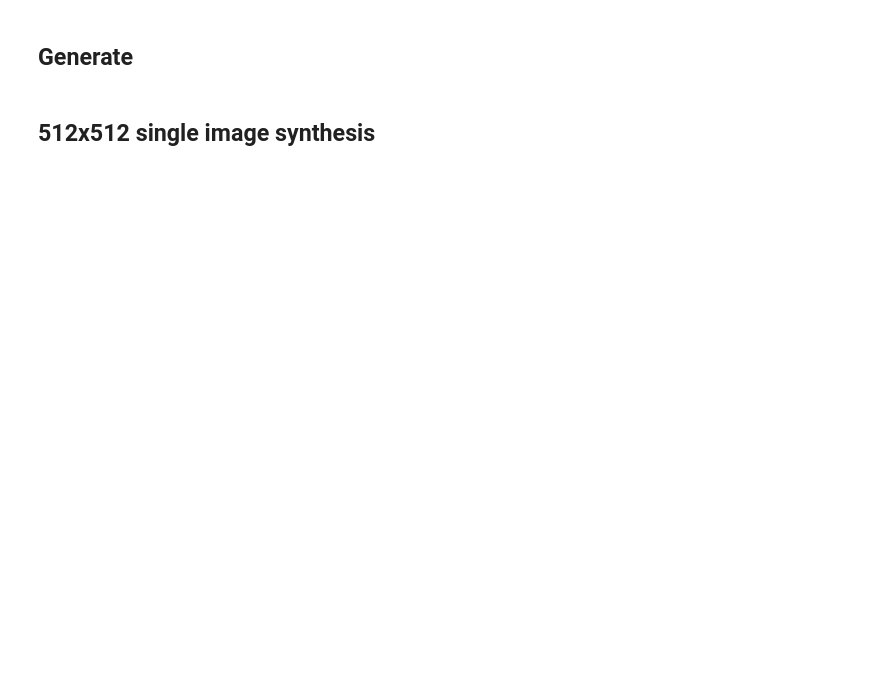
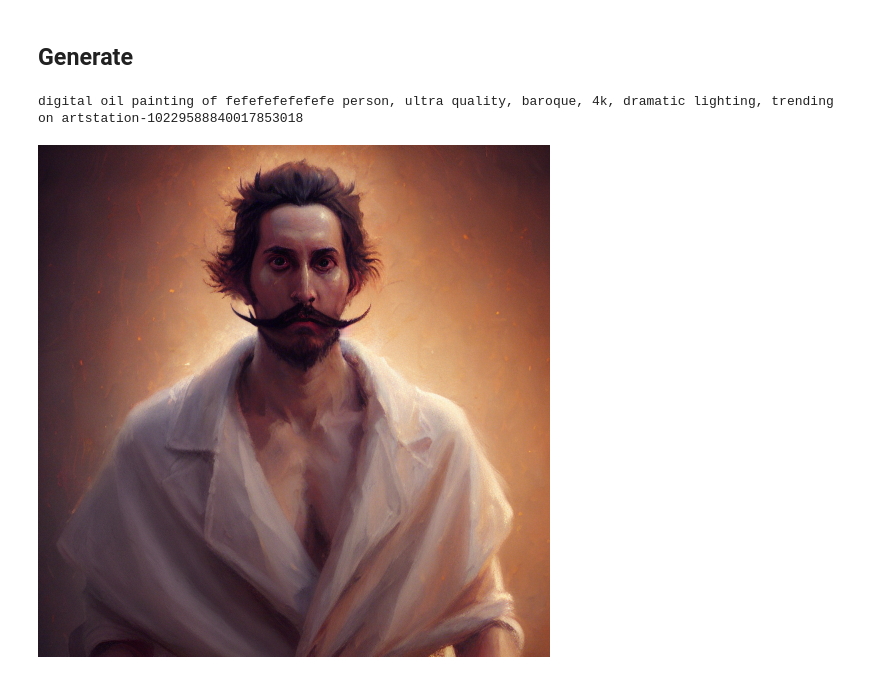
Before and after one commit to rmyj/dreambooth, a Jupyter notebook: dreambooth.ipynb, the cells around one changed output. Cells and saved outputs as stored; diff of their text form; code cells hidden in the pictures; blank space fills up the shorter version.

```diff
--- a/dreambooth.ipynb
+++ b/dreambooth.ipynb
@@ -135,19 +113,29 @@ pipe.safety_checker = lambda images, clip_input: (images, False)
+# %%
+#@title Load model
+# set variables for inference
+model_dir = "/content/content/dreambooth/models/output" #@param {type:"string"}
+pipe = StableDiffusionPipeline.from_pretrained(model_dir, torch_dtype=torch.float16).to("cuda")
+
+# to disable the safety checker
+pipe.safety_checker = lambda images, clip_input: (images, False)
 # %% [markdown]
 ## Generate
-# %% [markdown]
-## 512x512 single image synthesis
 # %%
-prompt = "oil painting of a fefefefefefefe person"
+#@title 512x512 single image synthesis
+prompt = "digital oil painting of fefefefefefefe person, ultra quality, baroque, 4k, dramatic lighting, trending on artstation"
 num_inference_steps=68
 guidance_scale=7.5
 width=512
 height=512
 
 seed = uuid.uuid4().int & (1<<64)-1
 
 g_cuda = torch.Generator("cuda").manual_seed(seed)
 
 print(f"{prompt}-{seed}")
 image = pipe(prompt, height=height, width=width, num_inference_steps=num_inference_steps, guidance_scale=guidance_scale).images[0]
-image.save(f"/home/jovyan/work/output/{prompt}-{seed}-md.png")
+image.save(f"/content/output/{prompt}-{seed}-md.png")
 image
+# %% [output]
+digital oil painting of fefefefefefefe person, ultra quality, baroque, 4k, dramatic lighting, trending on artstation-10229588840017853018
+[figure, added]
```
Also changed, not shown: parts of 12 cells of this notebook.
